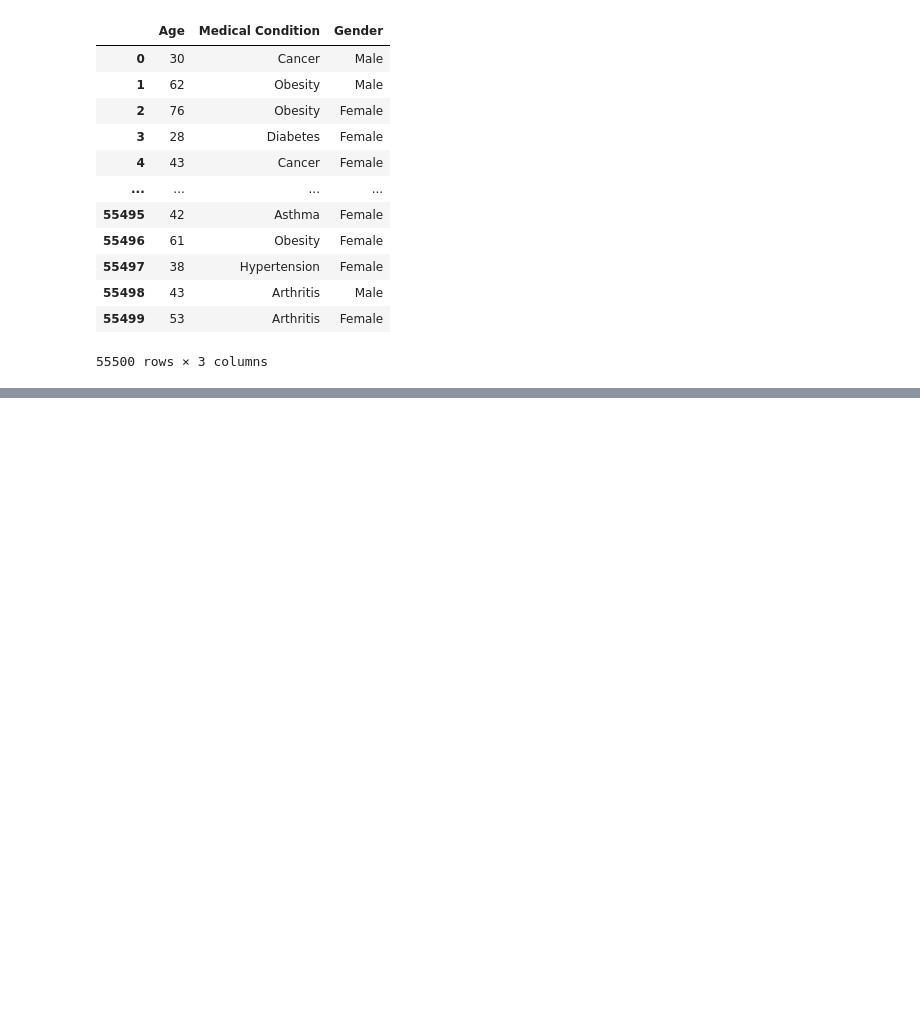
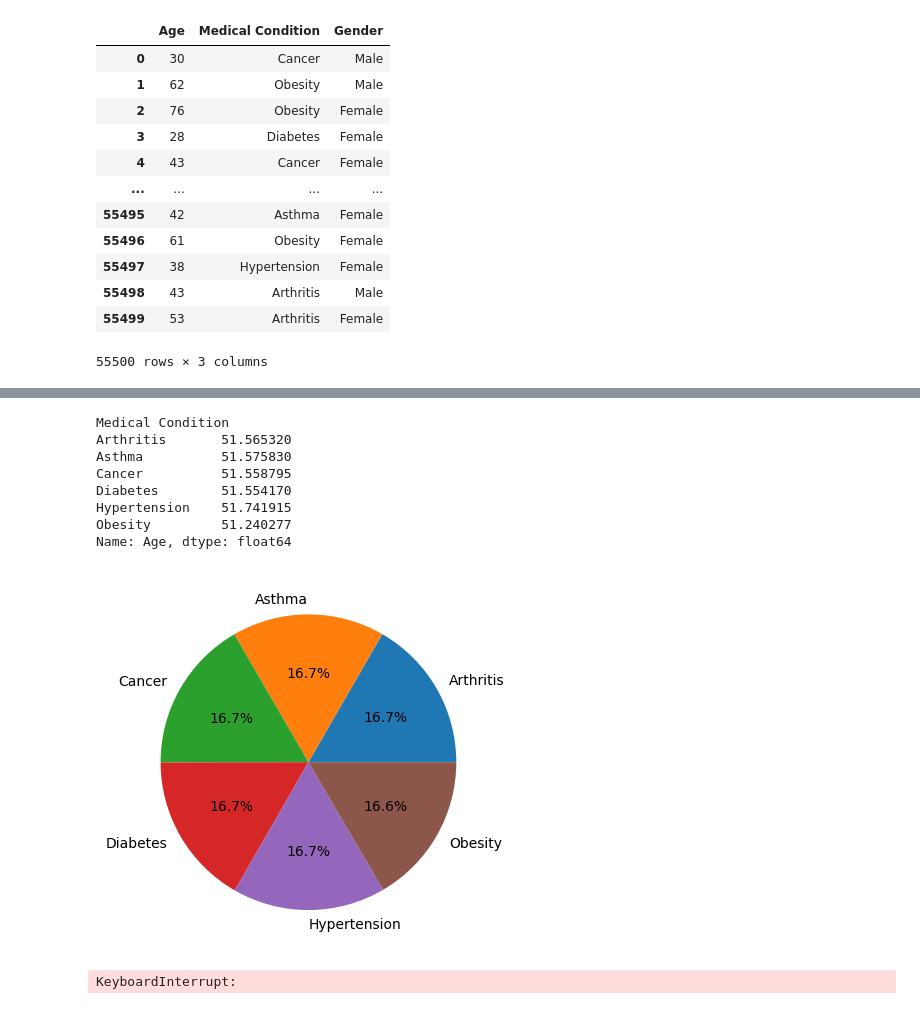
Before and after one commit to MohitMahajan03/6th-SEM, a Jupyter notebook: Data Science/Lab/Q3 Healthcare.ipynb, the cells around one changed output, grey strips where cells are left out. Cells and saved outputs as stored; diff of their text form; code cells hidden in the pictures; blank space fills up the shorter version.

```diff
--- a/Data Science/Lab/Q3 Healthcare.ipynb
+++ b/Data Science/Lab/Q3 Healthcare.ipynb
@@ -112,0 +119,23 @@ medi.groupby(by='Medical Condition').mean()
+# %%
+ll_medi = g_medi.groupby(by ='Medical Condition')['Age'].mean()
+print(ll_medi)
+plt.pie(ll_medi, labels = ll_medi.index, autopct = '%1.1f%%')
+plt.show()
+# %% [output]
+Medical Condition
+Arthritis       51.565320
+Asthma          51.575830
+Cancer          51.558795
+Diabetes        51.554170
+Hypertension    51.741915
+Obesity         51.240277
+Name: Age, dtype: float64
+[figure, added]
+# %%
+import seaborn as sns
+
+correlation = df.corr()
+
+sns.heatmaps(correlation, cmap = 'coolwarm', annot = True, fmt = '.2f')
+# %% [output]
+KeyboardInterrupt:
```
Also changed, not shown: parts of 5 cells of this notebook, 1 other file.
